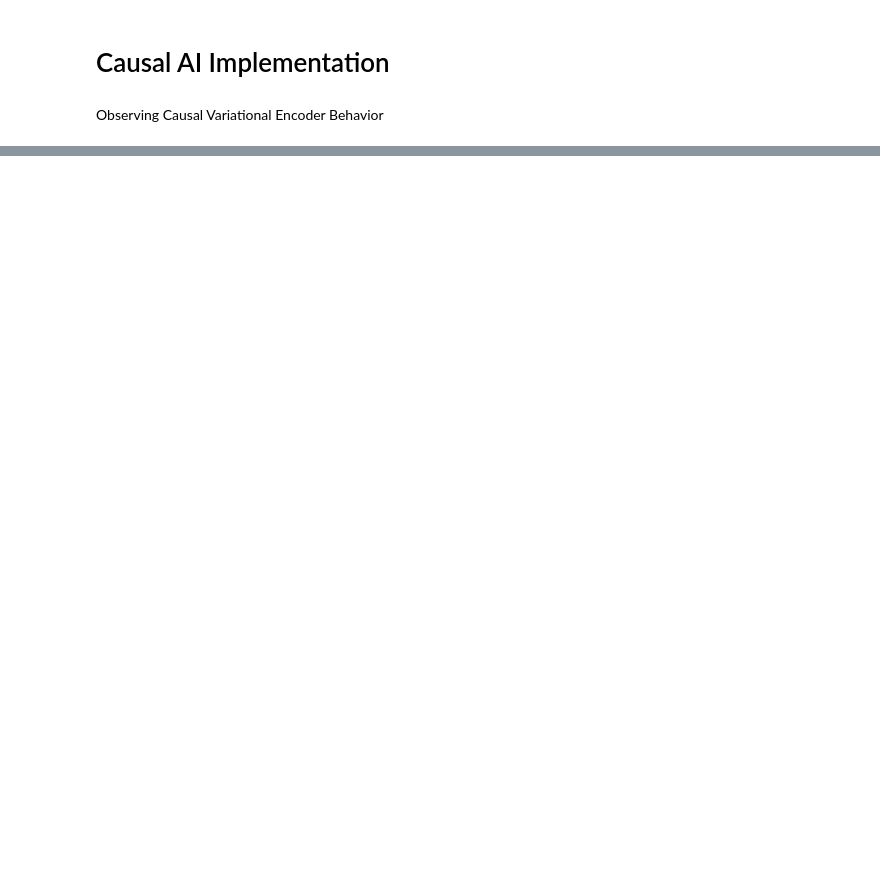
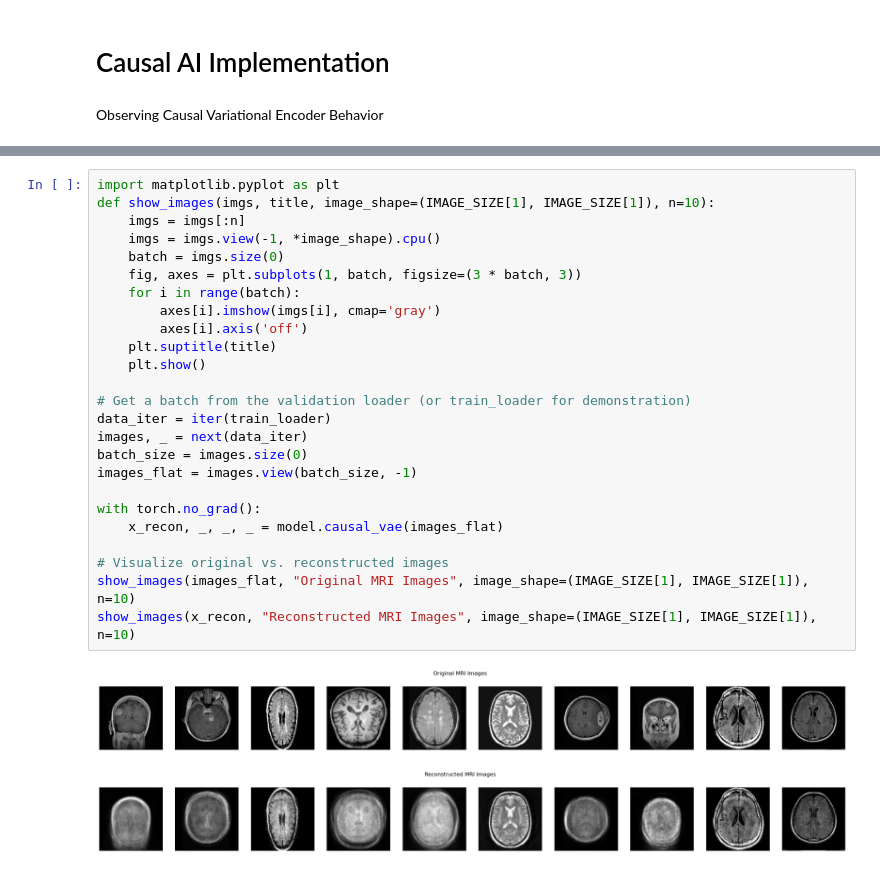
Before and after one commit to ShayanRiyaz/Causal-MRI-Tumor-Detect, a Jupyter notebook: CausalTumorClassification.ipynb, the cells around one changed output, grey strips where cells are left out. Cells and saved outputs as stored; diff of their text form; blank space fills up the shorter version.

Commit message:
Added Causal Inference Logic

```diff
--- a/CausalTumorClassification.ipynb
+++ b/CausalTumorClassification.ipynb
@@ -225,0 +402,28 @@ show_images(reconstructions, "Reconstructed MRI Images", image_shape=(image_size
+# %%
+import matplotlib.pyplot as plt
+def show_images(imgs, title, image_shape=(IMAGE_SIZE[1], IMAGE_SIZE[1]), n=10):
+    imgs = imgs[:n]
+    imgs = imgs.view(-1, *image_shape).cpu()
+    batch = imgs.size(0)
+    fig, axes = plt.subplots(1, batch, figsize=(3 * batch, 3))
+    for i in range(batch):
+        axes[i].imshow(imgs[i], cmap='gray')
+        axes[i].axis('off')
+    plt.suptitle(title)
+    plt.show()
+
+# Get a batch from the validation loader (or train_loader for demonstration)
+data_iter = iter(train_loader)
+images, _ = next(data_iter)
+batch_size = images.size(0)
+images_flat = images.view(batch_size, -1)
+
+with torch.no_grad():
+    x_recon, _, _, _ = model.causal_vae(images_flat)
+
+# Visualize original vs. reconstructed images
+show_images(images_flat, "Original MRI Images", image_shape=(IMAGE_SIZE[1], IMAGE_SIZE[1]), n=10)
+show_images(x_recon, "Reconstructed MRI Images", image_shape=(IMAGE_SIZE[1], IMAGE_SIZE[1]), n=10)
+# %% [output]
+[figure, added]
+[figure, added]
```
Also changed, not shown: parts of 8 cells of this notebook, 3 other files.
